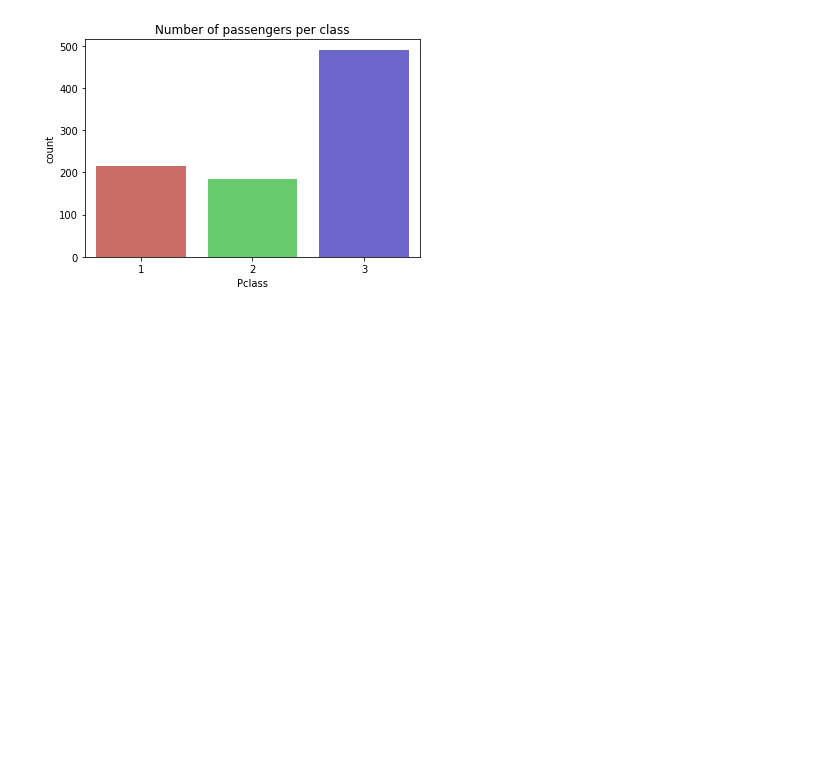
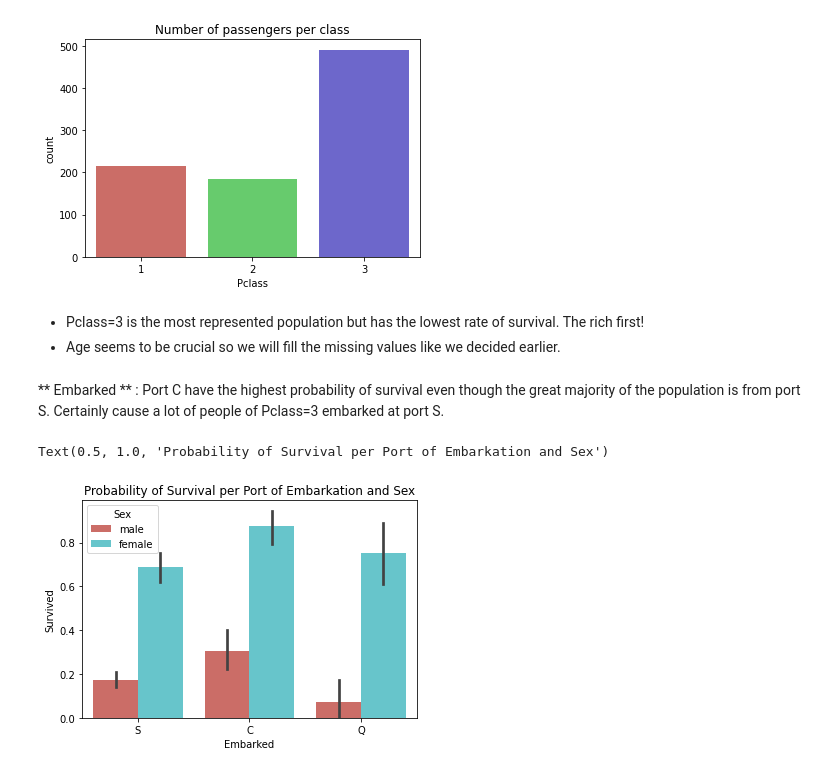
Before and after one commit to kevinassobo/Titanic-Kaggle-Challenge, a Jupyter notebook: titanic_modeling.ipynb, the cells around one changed output. Saved outputs shown, nothing was run; the diff lists cells and outputs as text; code cells hidden in the pictures; blank space fills up the shorter version.

```diff
--- a/titanic_modeling.ipynb
+++ b/titanic_modeling.ipynb
@@ -192,3 +184,14 @@ plt.title('Number of passengers per class')
 # %% [output]
 Text(0.5, 1.0, 'Number of passengers per class')
 [figure]
+# %% [markdown]
+* Pclass=3 is the most represented population but has the lowest rate of survival. The rich first!
+* Age seems to be crucial so we will fill the missing values like we decided earlier.
+# %% [markdown]
+** Embarked ** : Port C have the highest probability of survival even though the great majority of the population is from port S. Certainly cause a lot of people of Pclass=3 embarked at port S.
+# %%
+sns.barplot(x=train_df.Embarked, y=train_df.Survived, hue=train_df.Sex, palette='hls')
+plt.title('Probability of Survival per Port of Embarkation and Sex')
+# %% [output]
+Text(0.5, 1.0, 'Probability of Survival per Port of Embarkation and Sex')
+[figure, added]
```
Also changed, not shown: parts of 9 cells of this notebook.
